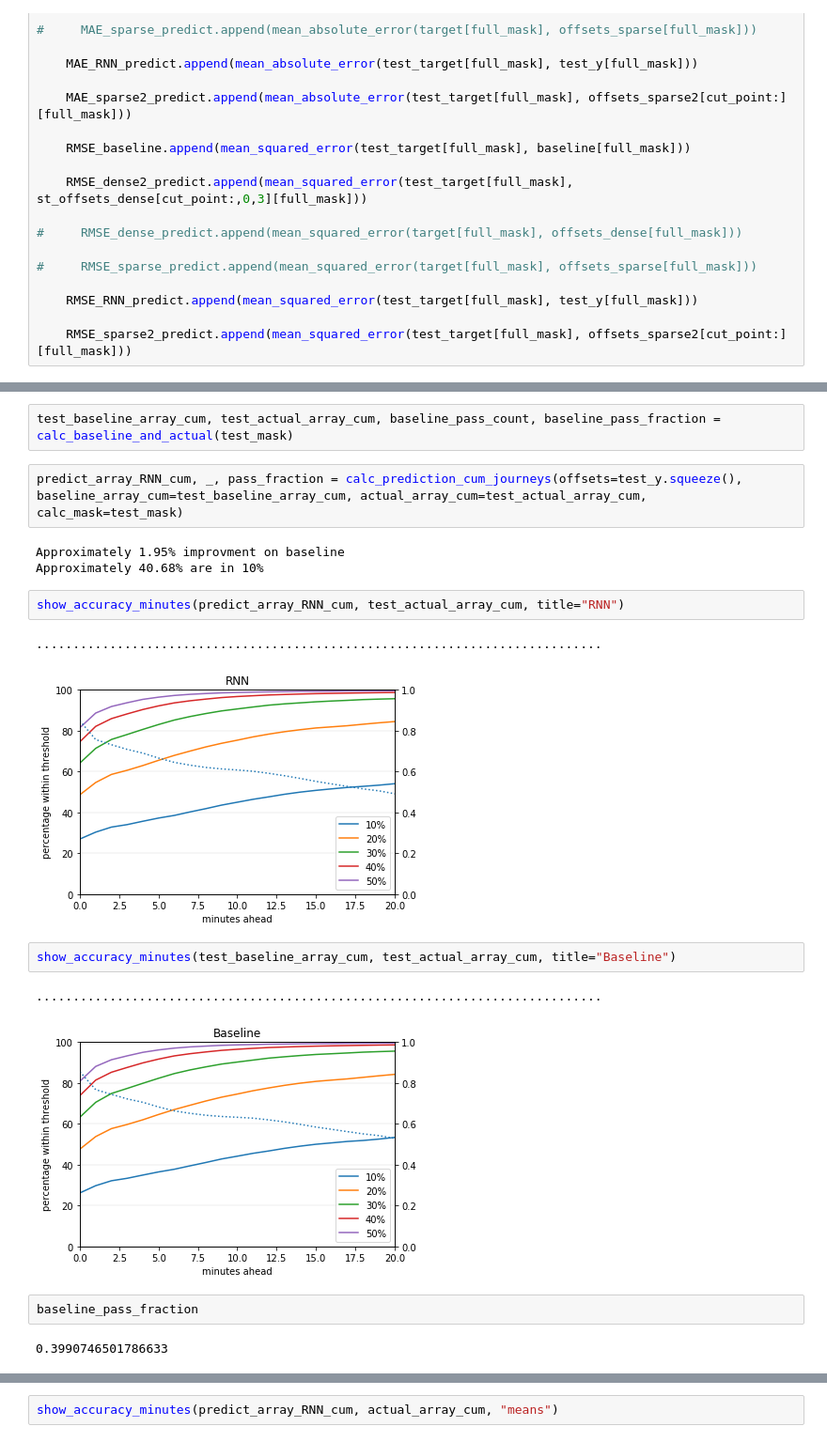
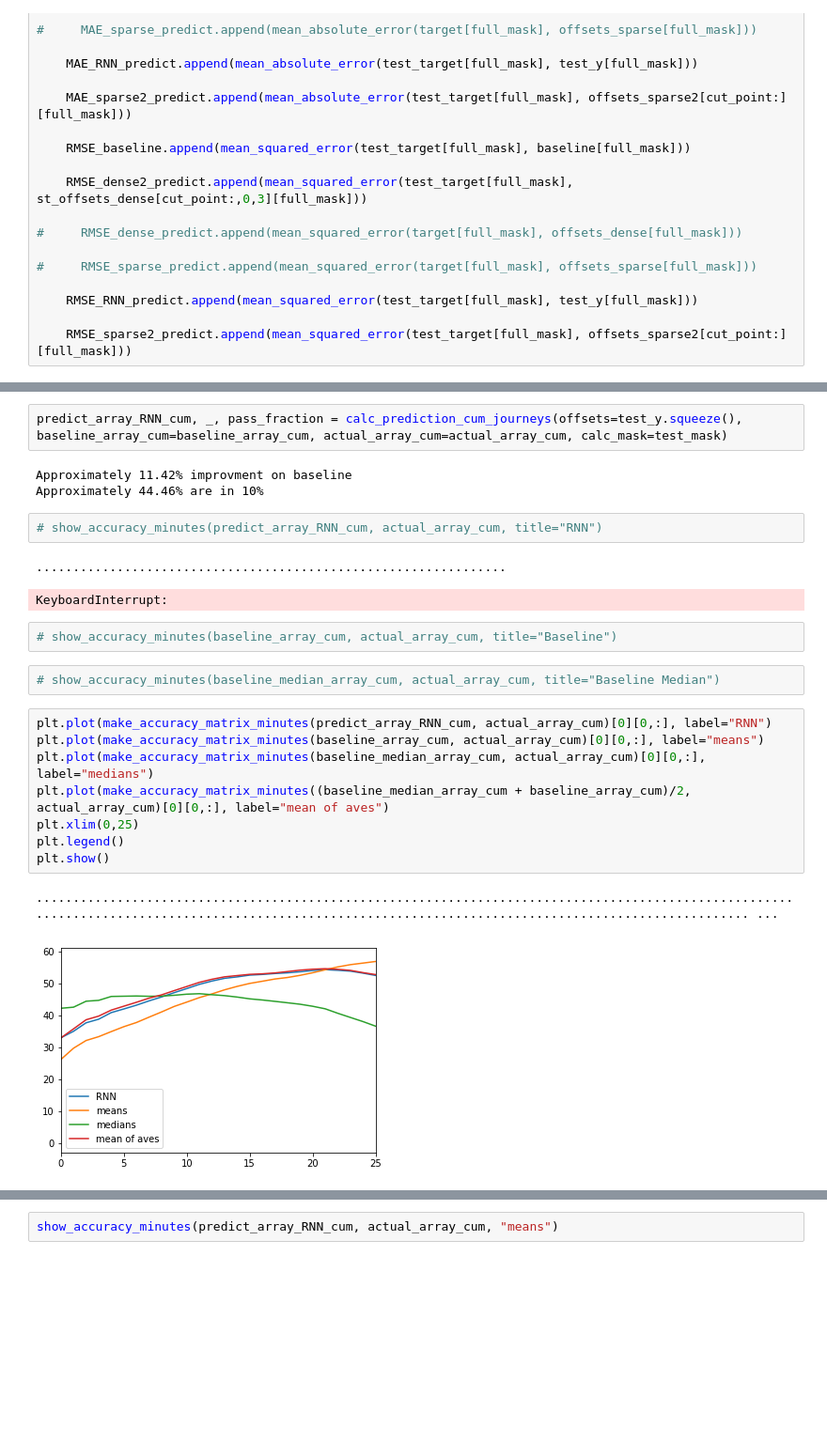
Before and after one commit to gingertom/buses, a Jupyter notebook: Data Exploration/long term/ST & NN for chains.ipynb, the cells around one changed output, grey strips where cells are left out. Shown at 94% size. Drawn from its saved outputs; the diff is of its cells as text; blank space fills up the shorter version.

```diff
--- a/Data Exploration/long term/ST & NN for chains.ipynb
+++ b/Data Exploration/long term/ST & NN for chains.ipynb
@@ -577,21 +845,25 @@ plt.yscale("log")
-# %%
-test_baseline_array_cum, test_actual_array_cum, baseline_pass_count, baseline_pass_fraction = calc_baseline_and_actual(test_mask)
 # %%
-predict_array_RNN_cum, _, pass_fraction = calc_prediction_cum_journeys(offsets=test_y.squeeze(), baseline_array_cum=test_baseline_array_cum, actual_array_cum=test_actual_array_cum, calc_mask=test_mask)
+predict_array_RNN_cum, _, pass_fraction = calc_prediction_cum_journeys(offsets=test_y.squeeze(), baseline_array_cum=baseline_array_cum, actual_array_cum=actual_array_cum, calc_mask=test_mask)
 # %% [output]
-Approximately 1.95% improvment on baseline
-Approximately 40.68% are in 10%
+Approximately 11.42% improvment on baseline
+Approximately 44.46% are in 10%
 # %%
-show_accuracy_minutes(predict_array_RNN_cum, test_actual_array_cum, title="RNN")
+# show_accuracy_minutes(predict_array_RNN_cum, actual_array_cum, title="RNN")
 # %% [output]
-.............................................................................
+................................................................
-[figure, removed]
+KeyboardInterrupt:
-# %%
-show_accuracy_minutes(test_baseline_array_cum, test_actual_array_cum, title="Baseline")
-# %% [output]
-.............................................................................
-[figure, removed]
-# %%
-baseline_pass_fraction
-# %% [output]
-0.3990746501786633
+# %%
+# show_accuracy_minutes(baseline_array_cum, actual_array_cum, title="Baseline")
+# %%
+# show_accuracy_minutes(baseline_median_array_cum, actual_array_cum, title="Baseline Median")
+# %%
+plt.plot(make_accuracy_matrix_minutes(predict_array_RNN_cum, actual_array_cum)[0][0,:], label="RNN")
+plt.plot(make_accuracy_matrix_minutes(baseline_array_cum, actual_array_cum)[0][0,:], label="means")
+plt.plot(make_accuracy_matrix_minutes(baseline_median_array_cum, actual_array_cum)[0][0,:], label="medians")
+plt.plot(make_accuracy_matrix_minutes((baseline_median_array_cum + baseline_array_cum)/2, actual_array_cum)[0][0,:], label="mean of aves")
+plt.xlim(0,25)
+plt.legend()
+plt.show()
+# %% [output]
+........................................................................................................................................................................................................ ...
+[figure, added]
```
Also changed, not shown: parts of 43 cells of this notebook.
